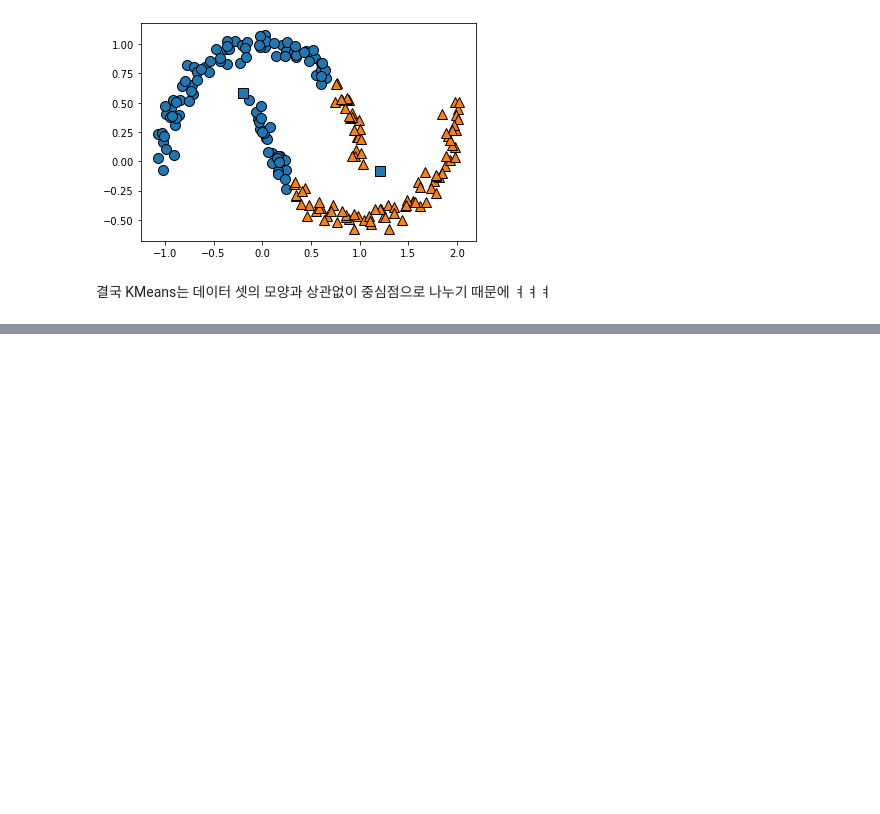
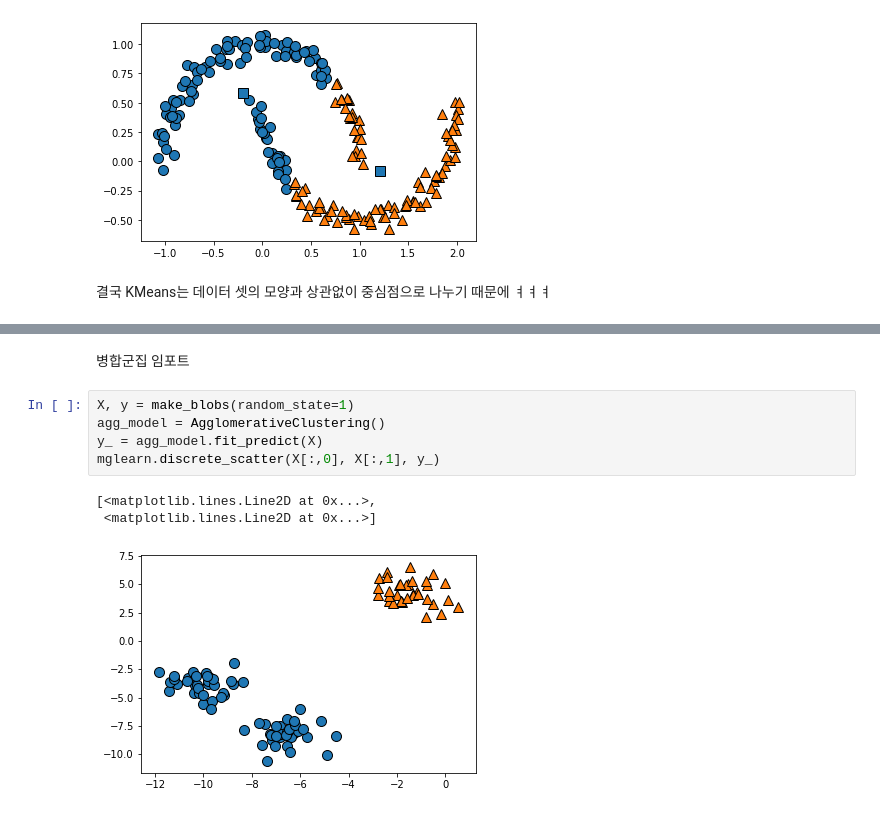
Before and after one commit to waldbear4/Python_2021, a Jupyter notebook: 20210624 KMEANS.ipynb, the cells around one changed output, grey strips where cells are left out. Drawn from its saved outputs; the diff is of its cells as text; blank space fills up the shorter version.

```diff
--- a/20210624 KMEANS.ipynb
+++ b/20210624 KMEANS.ipynb
@@ -248,0 +259,11 @@ mglearn.discrete_scatter(model.cluster_centers_[:,0], model.cluster_centers_[:,1
+# %% [markdown]
+병합군집 임포트
+# %%
+X, y = make_blobs(random_state=1)
+agg_model = AgglomerativeClustering()
+y_ = agg_model.fit_predict(X)
+mglearn.discrete_scatter(X[:,0], X[:,1], y_)
+# %% [output]
+[<matplotlib.lines.Line2D at 0x...>,
+ <matplotlib.lines.Line2D at 0x...>]
+[figure, added]
```
Also changed, not shown: parts of 5 cells of this notebook.
